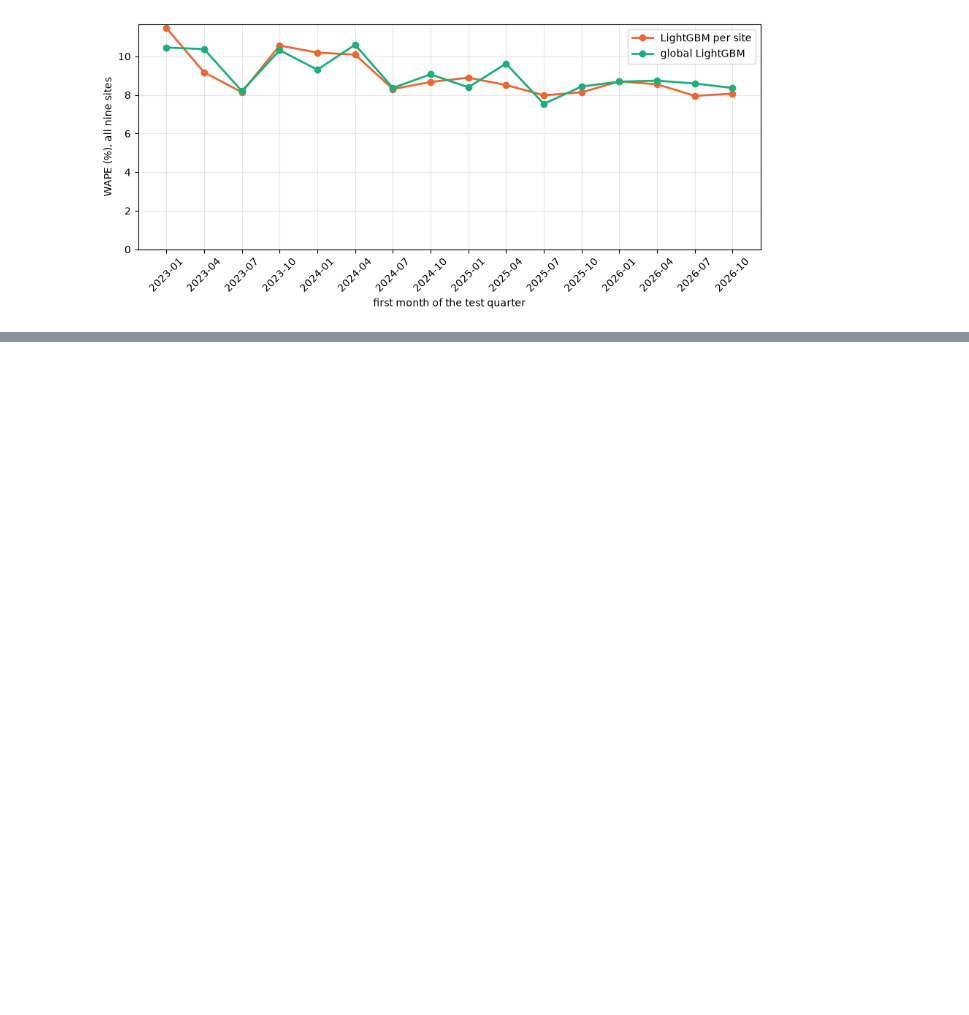
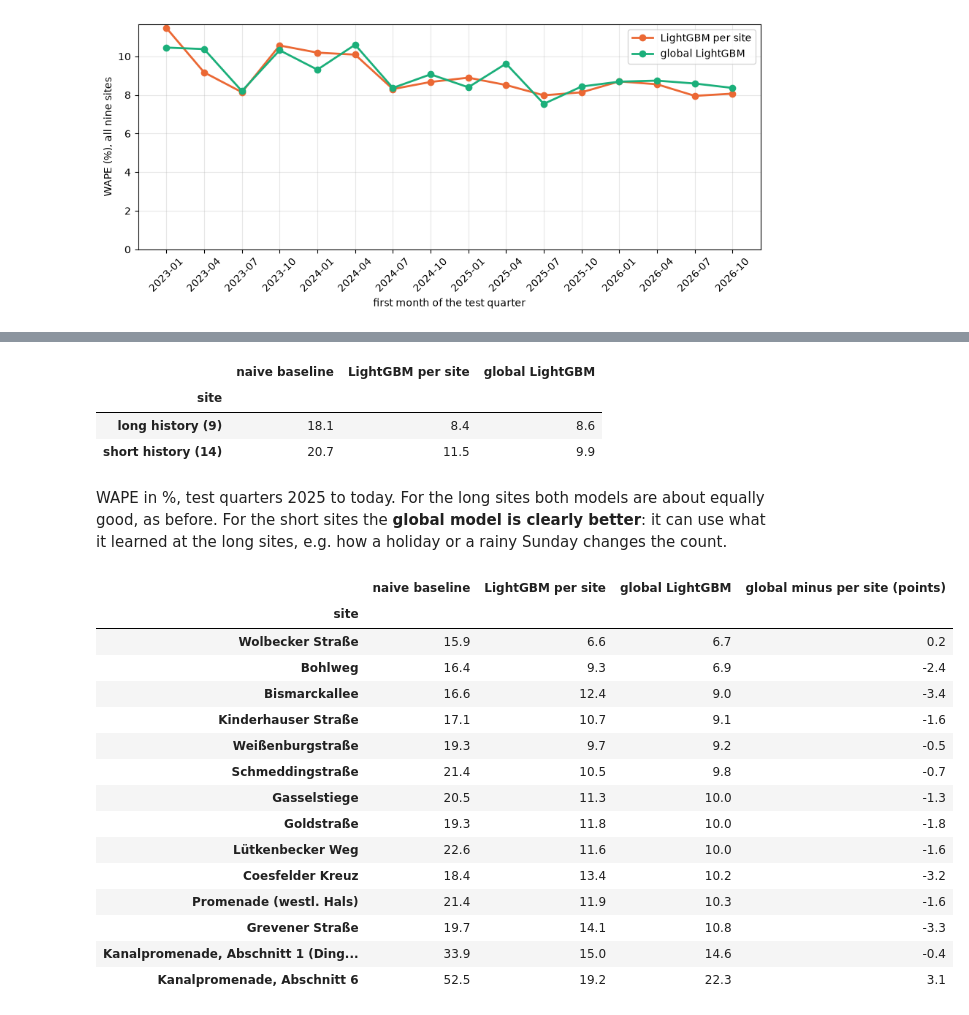
Before and after one commit to annikahackenberg/muenster-cycling-data, a Jupyter notebook: notebooks/03_multi_site_models.ipynb, the cells around one changed output, grey strips where cells are left out. Cells and saved outputs as stored; diff of their text form; code cells hidden in the pictures; blank space fills up the shorter version.

```diff
--- a/notebooks/03_multi_site_models.ipynb
+++ b/notebooks/03_multi_site_models.ipynb
@@ -256,0 +288,42 @@ sites does not add much.
+# %%
+SHORT_TEST_START = pd.Timestamp("2025-01-01")
+all_table = sites_table(all_counts, weather, period_starts={"Warendorfer Straße": PERIOD_STARTS})
+SHORT_MODELS = {name: MODELS[name] for name in ["naive baseline", "LightGBM per site", "global LightGBM"]}
+all_predictions = {
+    name: cross_validate(model, all_table, keep=("site",), first_test_start=SHORT_TEST_START)
+    for name, model in SHORT_MODELS.items()
+}
+
+history = lambda p: p["site"].isin(short_names).map({True: "short history (14)", False: "long history (9)"})
+(pd.DataFrame({name: summarize(p, by=history(p))["wape"] for name, p in all_predictions.items()}) * 100).round(1)
+# %% [output]
+|  | naive baseline | LightGBM per site | global LightGBM |
+| site |  |  |  |
+| long history (9) | 18.1 | 8.4 | 8.6 |
+| short history (14) | 20.7 | 11.5 | 9.9 |
+# %% [markdown]
+WAPE in %, test quarters 2025 to today. For the long sites both models are about equally good,
+as before. For the short sites the **global model is clearly better**: it can use what it learned
+at the long sites, e.g. how a holiday or a rainy Sunday changes the count.
+# %%
+short_predictions = {name: p[p["site"].isin(short_names)] for name, p in all_predictions.items()}
+short_wape = pd.DataFrame({name: summarize(p, by="site")["wape"] * 100 for name, p in short_predictions.items()})
+short_wape["global minus per site (points)"] = short_wape["global LightGBM"] - short_wape["LightGBM per site"]
+short_wape.round(1).sort_values("global LightGBM")
+# %% [output]
+|  | naive baseline | LightGBM per site | global LightGBM | global minus per site (points) |
+| site |  |  |  |  |
+| Wolbecker Straße | 15.9 | 6.6 | 6.7 | 0.2 |
+| Bohlweg | 16.4 | 9.3 | 6.9 | -2.4 |
+| Bismarckallee | 16.6 | 12.4 | 9.0 | -3.4 |
+| Kinderhauser Straße | 17.1 | 10.7 | 9.1 | -1.6 |
+| Weißenburgstraße | 19.3 | 9.7 | 9.2 | -0.5 |
+| Schmeddingstraße | 21.4 | 10.5 | 9.8 | -0.7 |
+| Gasselstiege | 20.5 | 11.3 | 10.0 | -1.3 |
+| Goldstraße | 19.3 | 11.8 | 10.0 | -1.8 |
+| Lütkenbecker Weg | 22.6 | 11.6 | 10.0 | -1.6 |
+| Coesfelder Kreuz | 18.4 | 13.4 | 10.2 | -3.2 |
+| Promenade (westl. Hals) | 21.4 | 11.9 | 10.3 | -1.6 |
+| Grevener Straße | 19.7 | 14.1 | 10.8 | -3.3 |
+| Kanalpromenade, Abschnitt 1 (Ding... | 33.9 | 15.0 | 14.6 | -0.4 |
+| Kanalpromenade, Abschnitt 6 | 52.5 | 19.2 | 22.3 | 3.1 |
```
Also changed, not shown: parts of 7 cells of this notebook, 1 other file.
